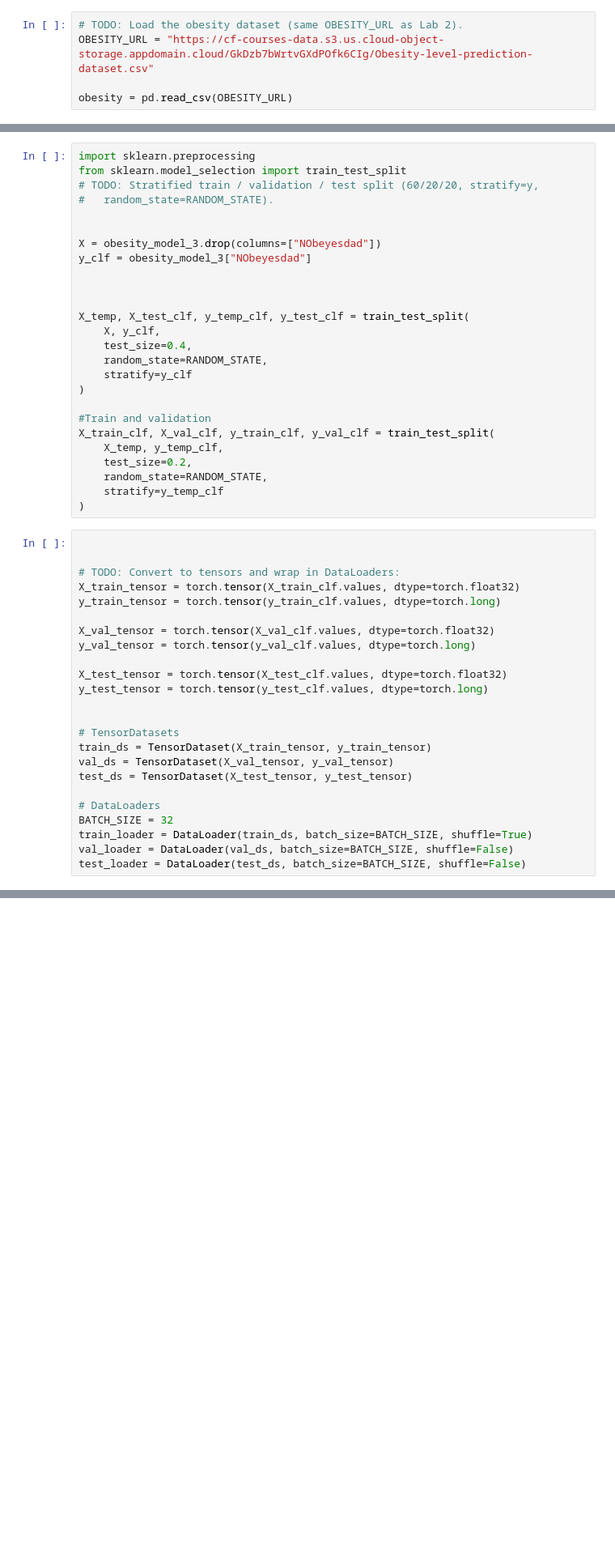
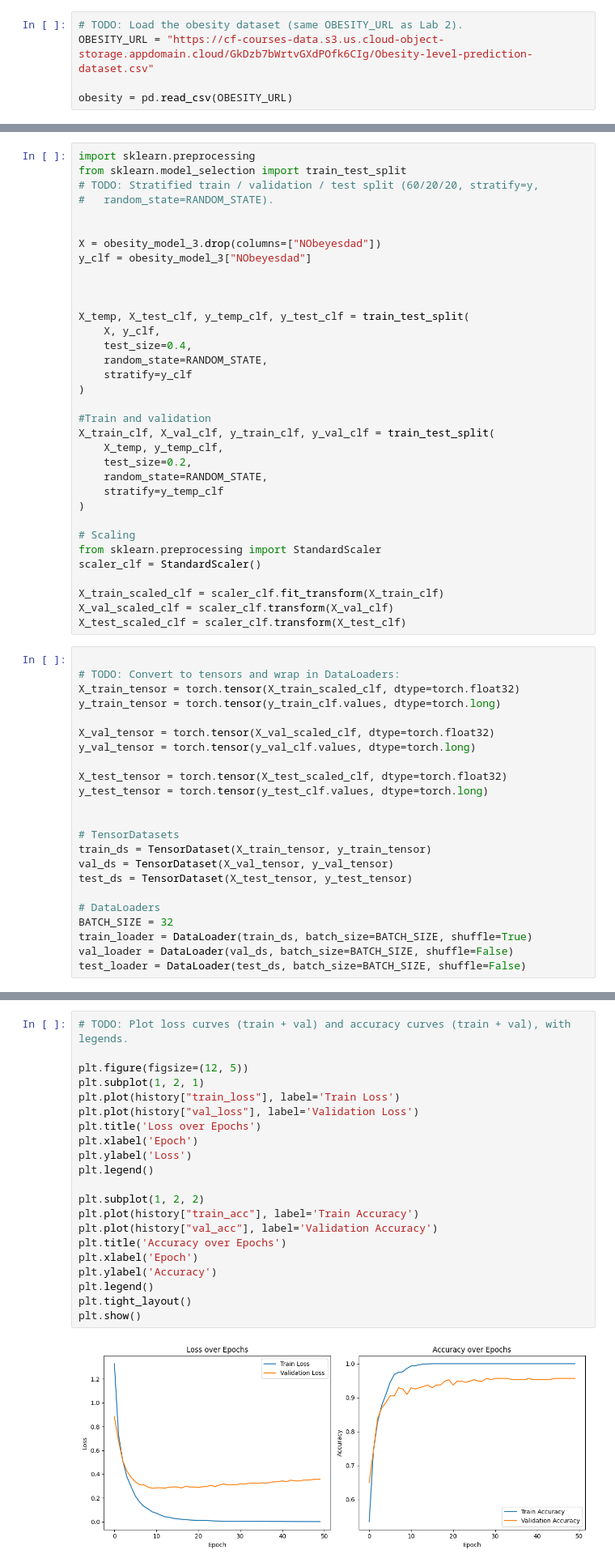
Before and after one commit to itz-Amy/Lab-3-Neural-Networks, a Jupyter notebook: Amy_Addo_Lab3.ipynb, the cells around one changed output, grey strips where cells are left out. Shown at 81% size. Drawn from its saved outputs; the diff is of its cells as text; blank space fills up the shorter version.

```diff
--- a/Amy_Addo_Lab3.ipynb
+++ b/Amy_Addo_Lab3.ipynb
@@ -489,17 +493,24 @@ X_train_clf, X_val_clf, y_train_clf, y_val_clf = train_test_split(
     random_state=RANDOM_STATE,
     stratify=y_temp_clf
 )
+
+# Scaling
+from sklearn.preprocessing import StandardScaler
+scaler_clf = StandardScaler()
+
+X_train_scaled_clf = scaler_clf.fit_transform(X_train_clf)
+X_val_scaled_clf = scaler_clf.transform(X_val_clf)
+X_test_scaled_clf = scaler_clf.transform(X_test_clf)
 # %%
 
-
 # TODO: Convert to tensors and wrap in DataLoaders:
-X_train_tensor = torch.tensor(X_train_clf.values, dtype=torch.float32)
+X_train_tensor = torch.tensor(X_train_scaled_clf, dtype=torch.float32)
 y_train_tensor = torch.tensor(y_train_clf.values, dtype=torch.long)
 
-X_val_tensor = torch.tensor(X_val_clf.values, dtype=torch.float32)
+X_val_tensor = torch.tensor(X_val_scaled_clf, dtype=torch.float32)
 y_val_tensor = torch.tensor(y_val_clf.values, dtype=torch.long)
 
-X_test_tensor = torch.tensor(X_test_clf.values, dtype=torch.float32)
+X_test_tensor = torch.tensor(X_test_scaled_clf, dtype=torch.float32)
 y_test_tensor = torch.tensor(y_test_clf.values, dtype=torch.long)
 
 
@@ -560,0 +672,23 @@ print(model)
+# %%
+# TODO: Plot loss curves (train + val) and accuracy curves (train + val), with legends.
+
+plt.figure(figsize=(12, 5))
+plt.subplot(1, 2, 1)
+plt.plot(history["train_loss"], label='Train Loss')
+plt.plot(history["val_loss"], label='Validation Loss')
+plt.title('Loss over Epochs')
+plt.xlabel('Epoch')
+plt.ylabel('Loss')
+plt.legend()
+
+plt.subplot(1, 2, 2)
+plt.plot(history["train_acc"], label='Train Accuracy')
+plt.plot(history["val_acc"], label='Validation Accuracy')
+plt.title('Accuracy over Epochs')
+plt.xlabel('Epoch')
+plt.ylabel('Accuracy')
+plt.legend()
+plt.tight_layout()
+plt.show()
+# %% [output]
+[figure, added]
```
Also changed, not shown: parts of 8 cells of this notebook.
